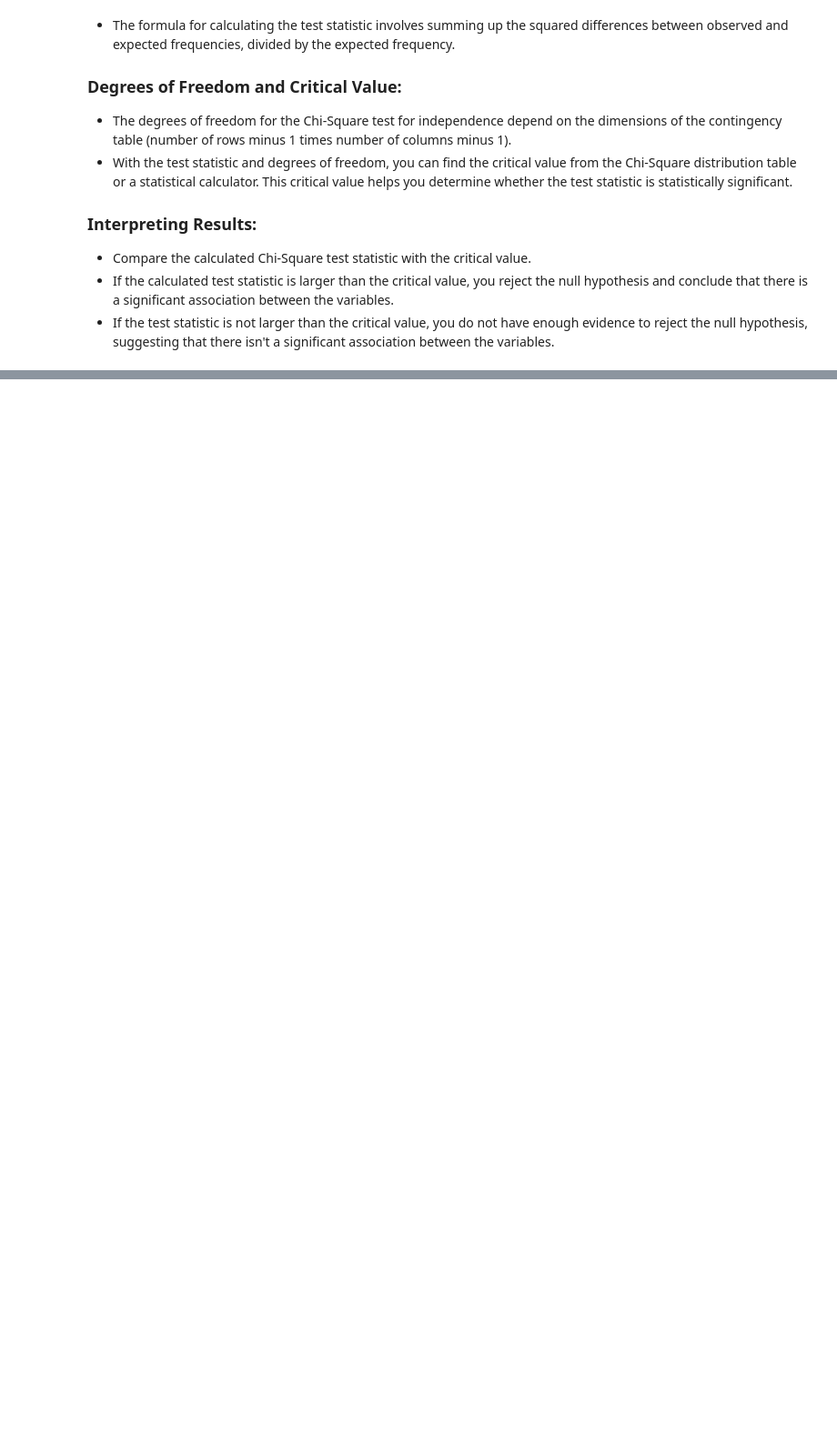
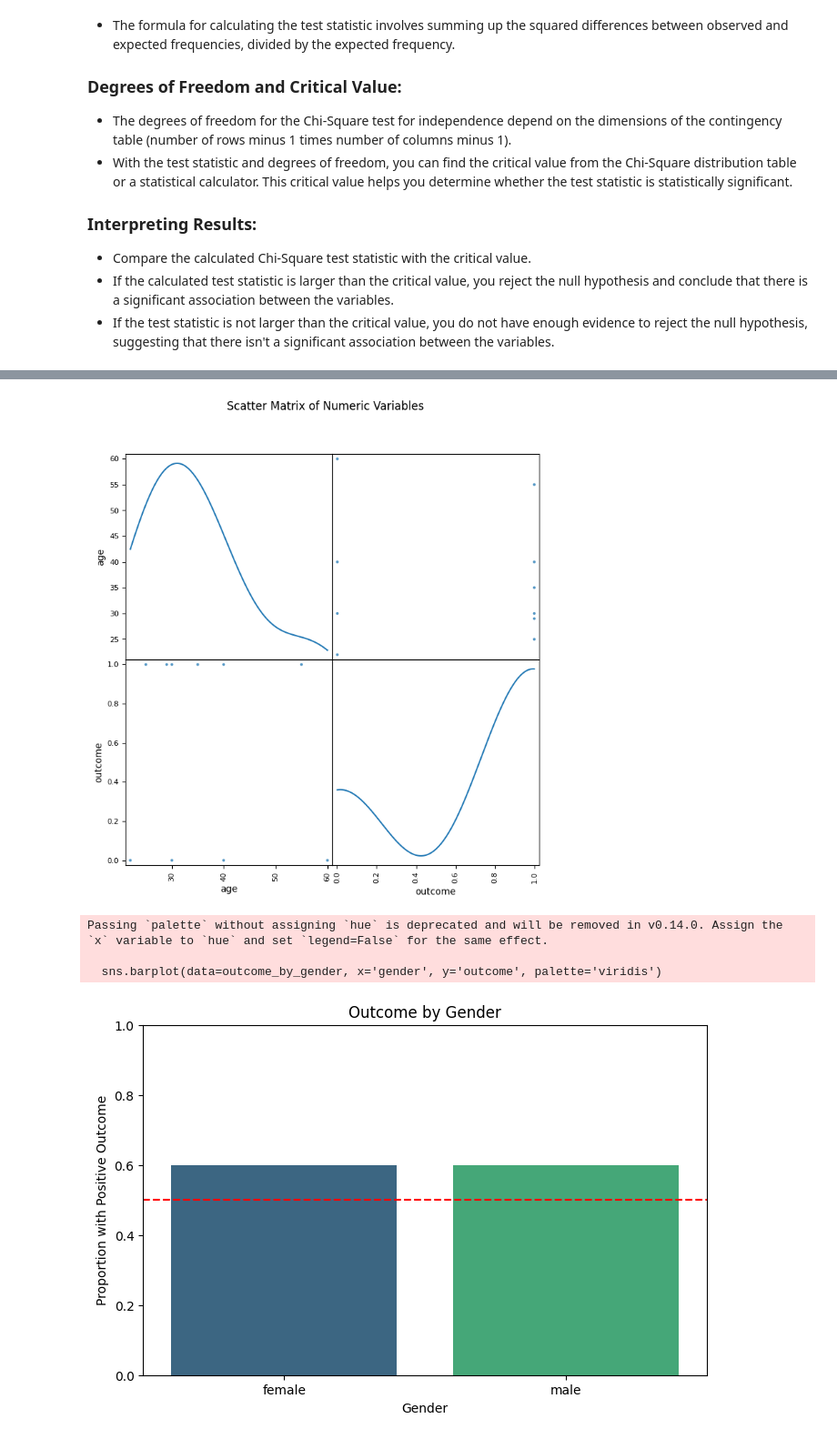
Before and after one commit to jpcreis15/MLOps-code, a Jupyter notebook: Univariate Analysis.ipynb, the cells around one changed output, grey strips where cells are left out. Shown at 91% size. Cells and saved outputs as stored; diff of their text form; code cells hidden in the pictures; blank space fills up the shorter version.

```diff
--- a/Univariate Analysis.ipynb
+++ b/Univariate Analysis.ipynb
@@ -232,0 +268,57 @@ reject Ho - they are not independent - they are dependent
+# %%
+import pandas as pd
+import seaborn as sns
+import matplotlib.pyplot as plt
+from pandas.plotting import scatter_matrix
+
+# Sample data
+data = {
+    'age': [25, 30, 35, 40, 22, 30, 29, 40, 55, 60],
+    'gender': ['male', 'female', 'female', 'male', 'female', 'male', 'female', 'male', 'female', 'male'],
+    'outcome': [1, 0, 1, 1, 0, 1, 1, 0, 1, 0]
+}
+
+# Create DataFrame
+df = pd.DataFrame(data)
+
+########
+# Scatter matrix plot for all numeric variables
+numeric_columns = ['age', 'outcome']
+scatter_matrix(df[numeric_columns], figsize=(8, 8), diagonal='kde', alpha=0.75)
+plt.suptitle('Scatter Matrix of Numeric Variables')
+plt.show()
+########
+
+# Analyze outcome by gender
+outcome_by_gender = df.groupby('gender')['outcome'].mean().reset_index()
+
+# Visualize
+plt.figure(figsize=(8, 5))
+sns.barplot(data=outcome_by_gender, x='gender', y='outcome', palette='viridis')
+plt.title('Outcome by Gender')
+plt.xlabel('Gender')
+plt.ylabel('Proportion with Positive Outcome')
+plt.ylim(0, 1)
+plt.axhline(0.5, linestyle='--', color='red')  # Line to indicate a neutral outcome
+plt.show()
+
+# Analyze outcome by age groups
+df['age_group'] = pd.cut(df['age'], bins=[20, 30, 40, 50, 60], labels=['20-30', '30-40', '40-50', '50-60'])
+
+outcome_by_age_group = df.groupby('age_group')['outcome'].mean().reset_index()
+
+# Visualize age group outcomes
+plt.figure(figsize=(8, 5))
+sns.barplot(data=outcome_by_age_group, x='age_group', y='outcome', palette='plasma')
+plt.title('Outcome by Age Group')
+plt.xlabel('Age Group')
+plt.ylabel('Proportion with Positive Outcome')
+plt.ylim(0, 1)
+plt.axhline(0.5, linestyle='--', color='red')
+plt.show()
+# %% [output]
+[figure, added]
+Passing `palette` without assigning `hue` is deprecated and will be removed in v0.14.0. Assign the `x` variable to `hue` and set `legend=False` for the same effect.
+
+  sns.barplot(data=outcome_by_gender, x='gender', y='outcome', palette='viridis')
+[figure, added]
```
Also changed, not shown: parts of 12 cells of this notebook, 2 other files.
